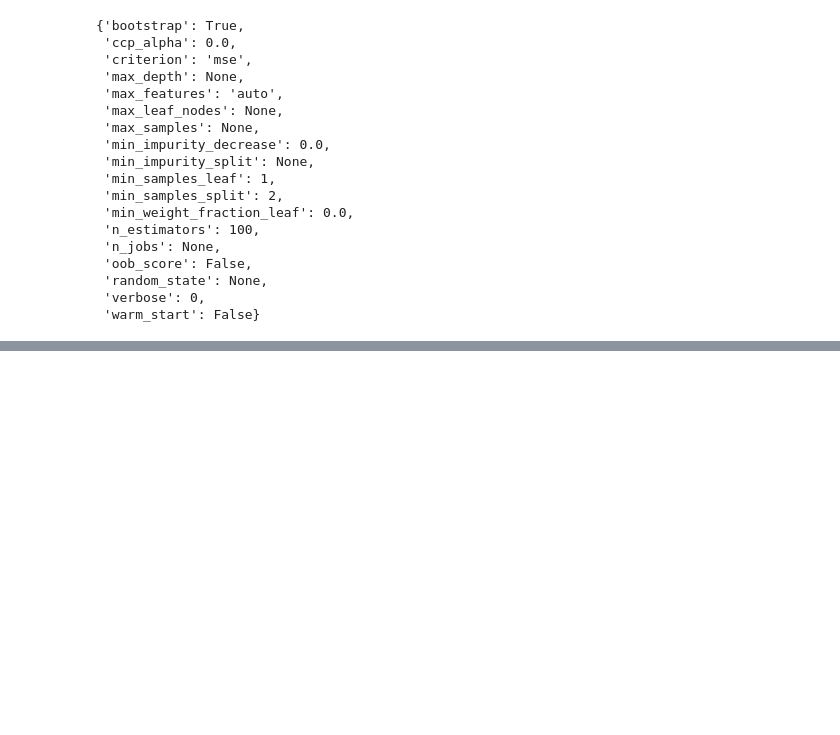
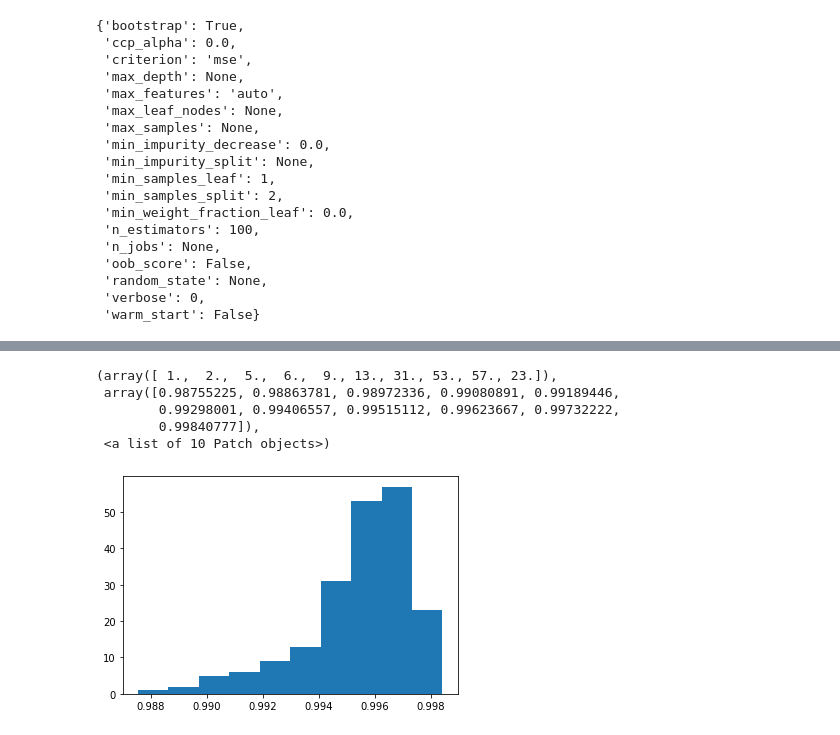
Before and after one commit to EduRibeiro00/CovidForecast-feup-iart, a Jupyter notebook: proj2/covid_analysis_rf.ipynb, the cells around one changed output, grey strips where cells are left out. Cells and saved outputs as stored; diff of their text form; code cells hidden in the pictures; blank space fills up the shorter version.

```diff
--- a/proj2/covid_analysis_rf.ipynb
+++ b/proj2/covid_analysis_rf.ipynb
@@ -133,25 +130,32 @@ MSE: 1272438702.2557807
 # %%
 model_accuracies = []
 
 # range estava a 1000
 for repetition in range(200):
     (accuracy_in_train,
      accuracy_in_test,
      accuracy_out_train,
-     accuracy_out_test) = train_test_split(inputs, outputs, test_size=0.25)
+     accuracy_out_test) = train_test_split(inputs, outputs, test_size=0.25, shuffle=True)
 
     rfr = RandomForestRegressor(bootstrap=True, ccp_alpha=0.0, criterion='mse',
                       max_depth=100, max_features=3, max_leaf_nodes=None,
                       max_samples=None, min_impurity_decrease=0.0,
                       min_impurity_split=None, min_samples_leaf=3,
                       min_samples_split=8, min_weight_fraction_leaf=0.0,
                       n_estimators=100, n_jobs=None, oob_score=False,
                       random_state=None, verbose=0, warm_start=False)
     rfr.fit(accuracy_in_train, accuracy_out_train)
     classifier_accuracy = rfr.score(accuracy_in_test, accuracy_out_test)
     model_accuracies.append(classifier_accuracy)
 
 plt.hist(model_accuracies)
+# %% [output]
+(array([ 1.,  2.,  5.,  6.,  9., 13., 31., 53., 57., 23.]),
+ array([0.98755225, 0.98863781, 0.98972336, 0.99080891, 0.99189446,
+        0.99298001, 0.99406557, 0.99515112, 0.99623667, 0.99732222,
+        0.99840777]),
+ <a list of 10 Patch objects>)
+[figure, added]
 # %%
 usa_df = df.loc[df["Country/Region"] == "US"]
 usa_inputs = usa_df[["Lat_norm", "Long_norm", "Num_days_from_begin_norm"]].values
```
Also changed, not shown: parts of 12 cells of this notebook.
